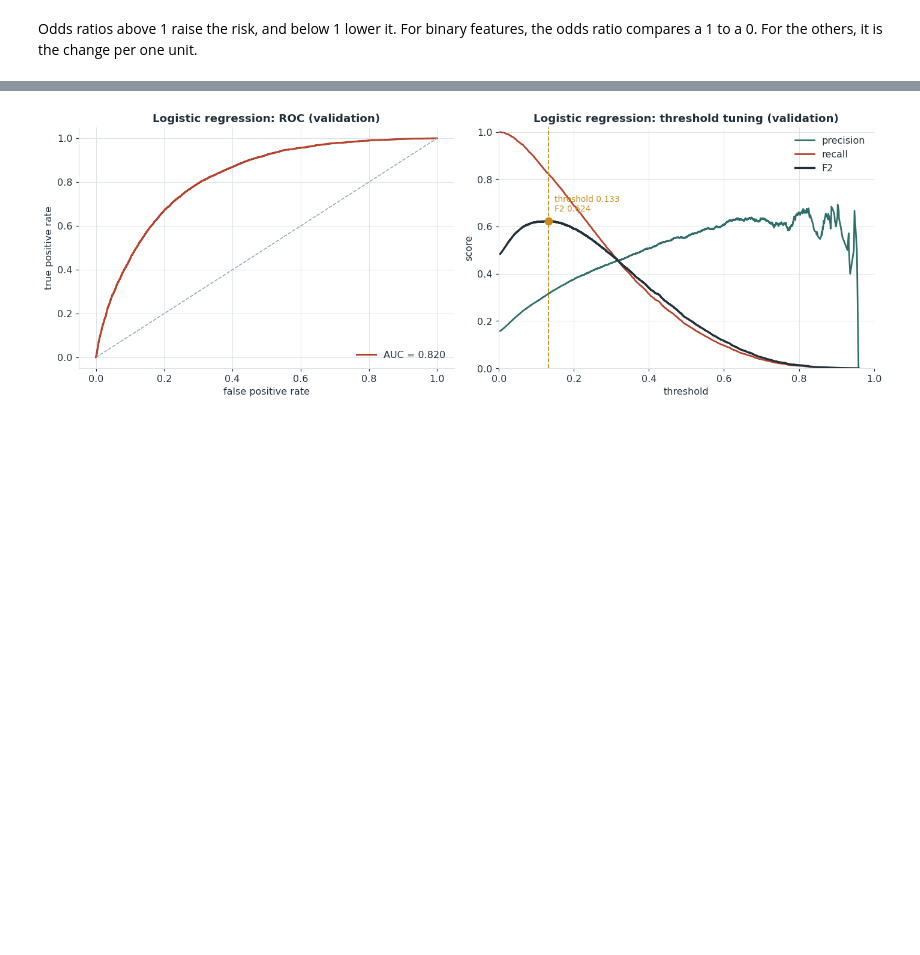
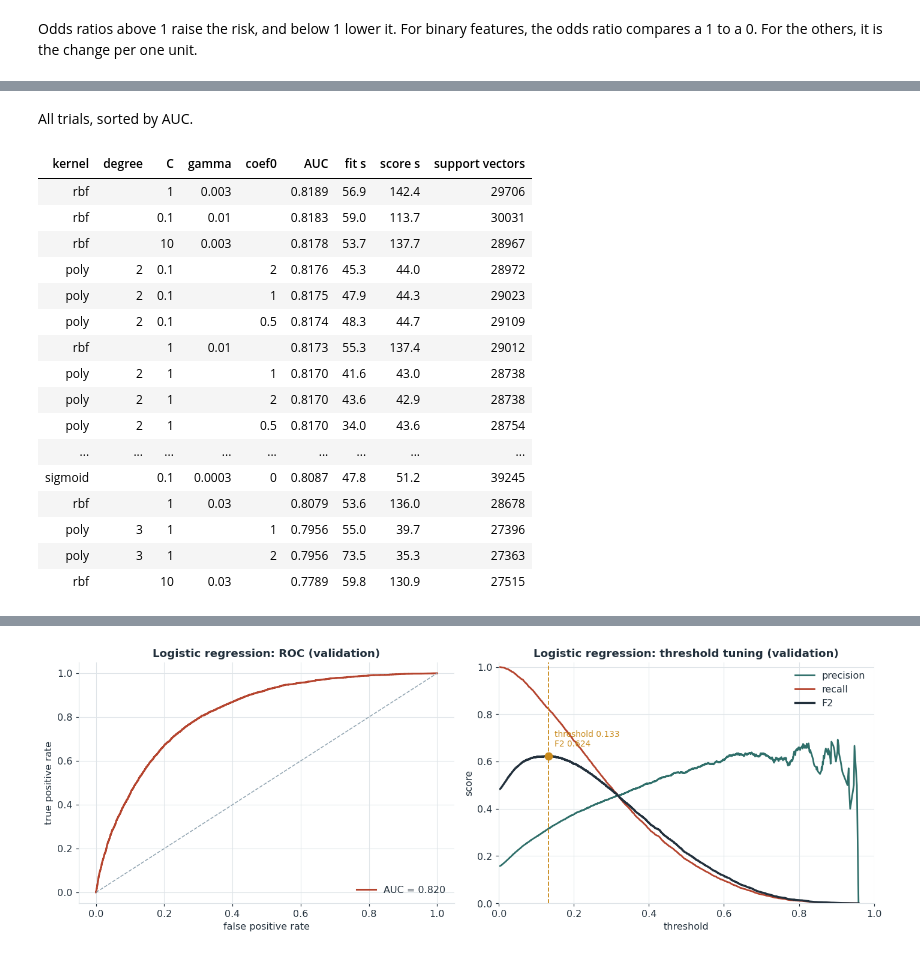
Before and after one commit to Lone-Wolfgang/brfss2015-diabetes-eda, a Jupyter notebook: Lab2/WolfgangKlein.ipynb, the cells around one changed output, grey strips where cells are left out. Cells and saved outputs as stored; diff of their text form; code cells hidden in the pictures; blank space fills up the shorter version.

Commit message:
added kernel screening

```diff
--- a/Lab2/WolfgangKlein.ipynb
+++ b/Lab2/WolfgangKlein.ipynb
@@ -194,0 +295,31 @@ odds ratio compares a 1 to a 0. For the others, it is the change per one unit.
+# %% [markdown]
+All trials, sorted by AUC.
+# %%
+rows = [json.loads(line) for line in LOG.read_text().splitlines()]
+screen = pd.DataFrame([{**r["params"], "AUC": r["auc"], "fit s": r["fit_s"],
+                        "score s": r["score_s"], "support vectors": r["n_support"]} for r in rows])
+screen = screen[["kernel", "degree", "C", "gamma", "coef0",
+                 "AUC", "fit s", "score s", "support vectors"]]
+screen = screen.sort_values("AUC", ascending=False).reset_index(drop=True)
+PARAM_FMT = {c: (lambda v: "" if pd.isna(v) else f"{v:g}")
+             for c in ["degree", "C", "gamma", "coef0", "support vectors"]}
+display(screen.style.format({**PARAM_FMT, "AUC": "{:.4f}", "fit s": "{:.1f}", "score s": "{:.1f}"})
+        .hide(axis="index"))
+# %% [output]
+| kernel | degree | C | gamma | coef0 | AUC | fit s | score s | support vectors |
+| rbf |  | 1 | 0.003 |  | 0.8189 | 56.9 | 142.4 | 29706 |
+| rbf |  | 0.1 | 0.01 |  | 0.8183 | 59.0 | 113.7 | 30031 |
+| rbf |  | 10 | 0.003 |  | 0.8178 | 53.7 | 137.7 | 28967 |
+| poly | 2 | 0.1 |  | 2 | 0.8176 | 45.3 | 44.0 | 28972 |
+| poly | 2 | 0.1 |  | 1 | 0.8175 | 47.9 | 44.3 | 29023 |
+| poly | 2 | 0.1 |  | 0.5 | 0.8174 | 48.3 | 44.7 | 29109 |
+| rbf |  | 1 | 0.01 |  | 0.8173 | 55.3 | 137.4 | 29012 |
+| poly | 2 | 1 |  | 1 | 0.8170 | 41.6 | 43.0 | 28738 |
+| poly | 2 | 1 |  | 2 | 0.8170 | 43.6 | 42.9 | 28738 |
+| poly | 2 | 1 |  | 0.5 | 0.8170 | 34.0 | 43.6 | 28754 |
+| ... | ... | ... | ... | ... | ... | ... | ... | ... |
+| sigmoid |  | 0.1 | 0.0003 | 0 | 0.8087 | 47.8 | 51.2 | 39245 |
+| rbf |  | 1 | 0.03 |  | 0.8079 | 53.6 | 136.0 | 28678 |
+| poly | 3 | 1 |  | 1 | 0.7956 | 55.0 | 39.7 | 27396 |
+| poly | 3 | 1 |  | 2 | 0.7956 | 73.5 | 35.3 | 27363 |
+| rbf |  | 10 | 0.03 |  | 0.7789 | 59.8 | 130.9 | 27515 |
```
Also changed, not shown: parts of 6 cells of this notebook, 1 other file.
